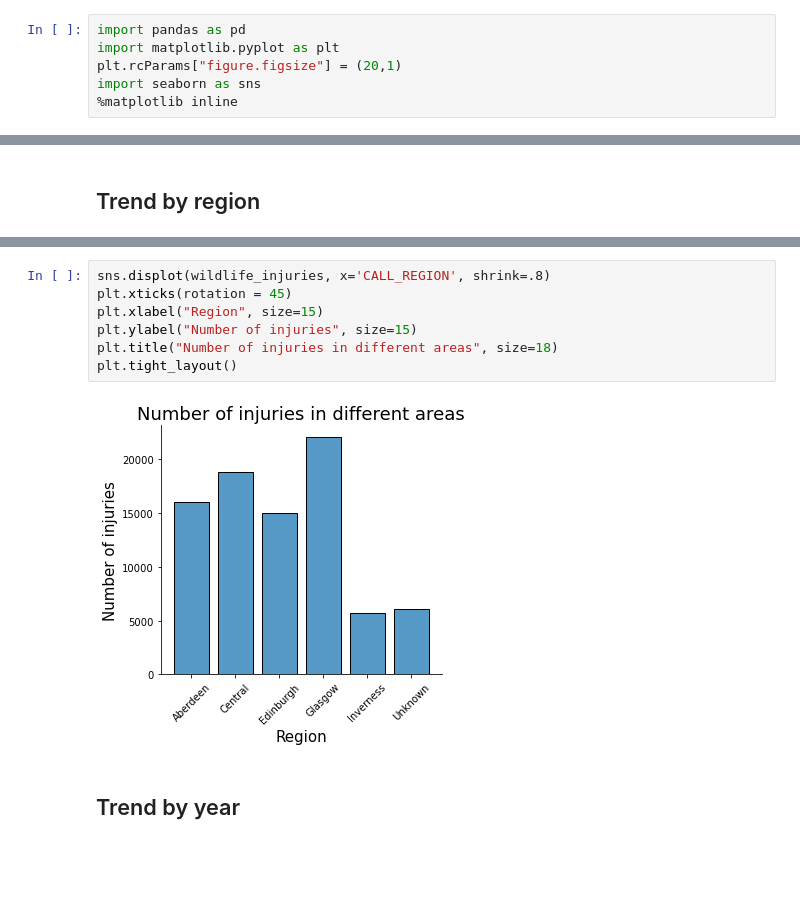
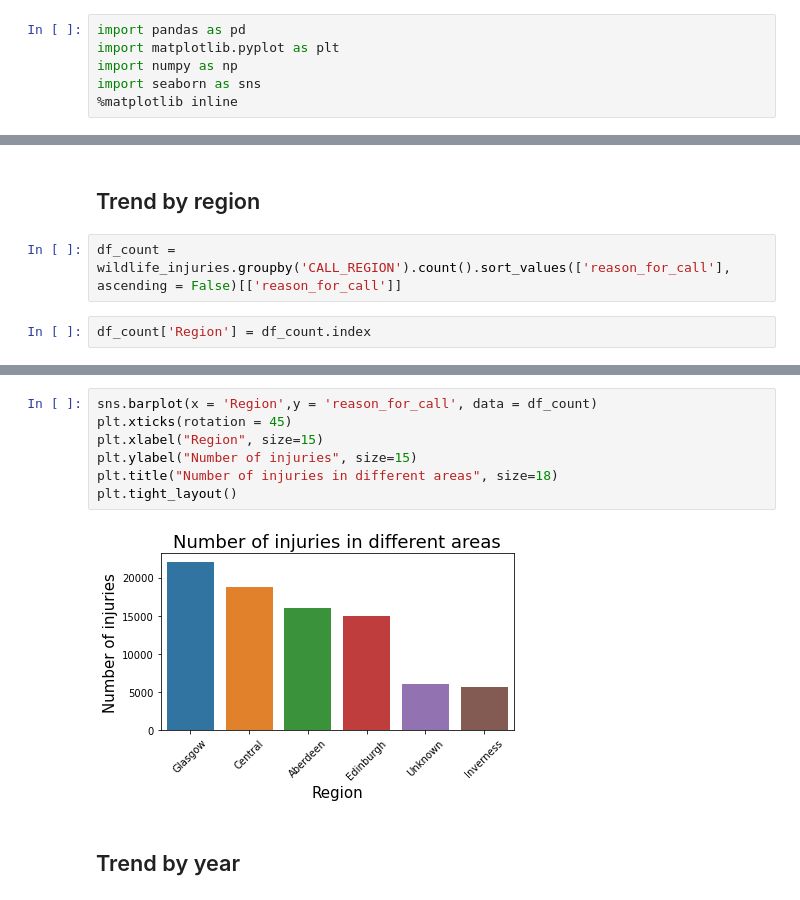
Before and after one commit to vpetrova13/final_project_VM, a Jupyter notebook: analysis_and_documentation/wildlife_analysis.ipynb, the cells around one changed output, grey strips where cells are left out. Saved outputs shown, nothing was run; the diff lists cells and outputs as text; blank space fills up the shorter version.

Commit message:
more plotting

```diff
--- a/analysis_and_documentation/wildlife_analysis.ipynb
+++ b/analysis_and_documentation/wildlife_analysis.ipynb
@@ -1,7 +1,7 @@
 # %%
 import pandas as pd
 import matplotlib.pyplot as plt
-plt.rcParams["figure.figsize"] = (20,1)
+import numpy as np
 import seaborn as sns
 %matplotlib inline
 # %%
@@ -78,2 +63,6 @@ wildlife_injuries.sort_values('reason_for_call',ascending = False).groupby('CALL
 # %% [markdown]
 ## Trend by region
+# %%
+df_count = wildlife_injuries.groupby('CALL_REGION').count().sort_values(['reason_for_call'], ascending = False)[['reason_for_call']]
+# %%
+df_count['Region'] = df_count.index
@@ -80,12 +81,12 @@ wildlife_injuries.sort_values('reason_for_call',ascending = False).groupby('CALL
 # %%
-sns.displot(wildlife_injuries, x='CALL_REGION', shrink=.8)
+sns.barplot(x = 'Region',y = 'reason_for_call', data = df_count)
 plt.xticks(rotation = 45)
 plt.xlabel("Region", size=15)
 plt.ylabel("Number of injuries", size=15)
 plt.title("Number of injuries in different areas", size=18)
 plt.tight_layout()
 # %% [output]
-[figure, old version]
+[figure, new version]
 # %% [markdown]
 ## Trend by year
 # %%
```
Also changed, not shown: parts of 8 cells of this notebook.
